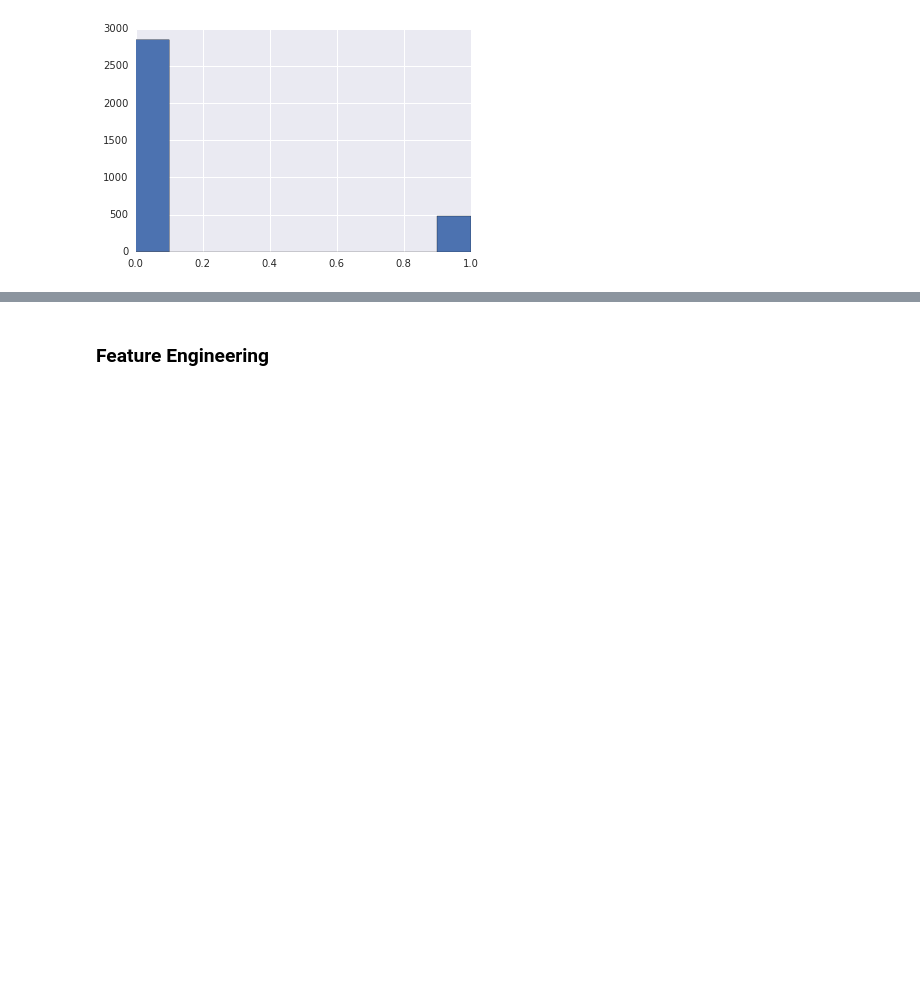
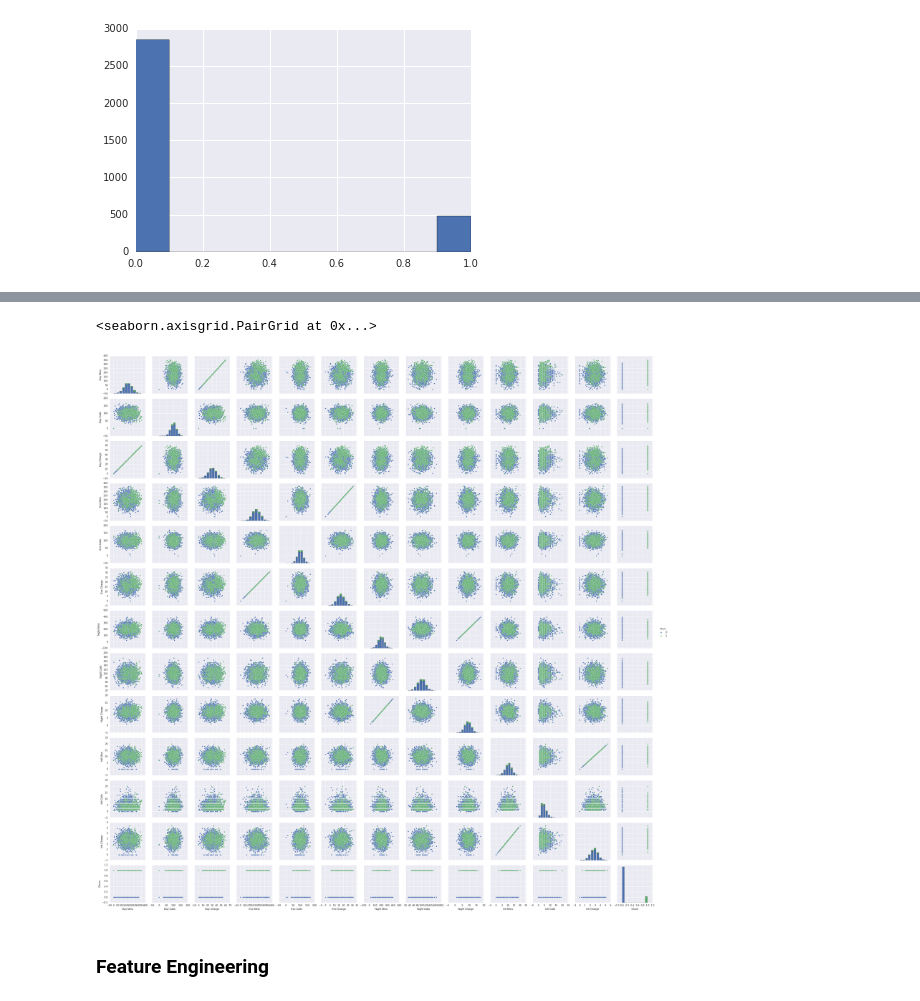
Before and after one commit to dougkelly/DK_ChurnModel, a Jupyter notebook: DK_ChurnModel.ipynb, the cells around one changed output, grey strips where cells are left out. Drawn from its saved outputs; the diff is of its cells as text; code cells hidden in the pictures; blank space fills up the shorter version.

```diff
--- a/DK_ChurnModel.ipynb
+++ b/DK_ChurnModel.ipynb
@@ -72,0 +75,4 @@ churn.Churn.hist()
+# %%
+churn_subset2 = churn[['Day Mins', 'Day Calls', 'Day Charge', 'Eve Mins', 'Eve Calls', \
+                       'Eve Charge', 'Night Mins', 'Night Calls', 'Night Charge', 'Intl Mins', \
+                      'Intl Calls', 'Intl Charge', 'Churn']]
@@ -73,3 +84,8 @@ churn.Churn.hist()
+# %%
+sns.pairplot(churn_subset2, hue='Churn')
+# %% [output]
+<seaborn.axisgrid.PairGrid at 0x...>
+[figure, added]
 # %% [markdown]
 ### Feature Engineering
 # %% [markdown]
```
Also changed, not shown: parts of 4 cells of this notebook.
